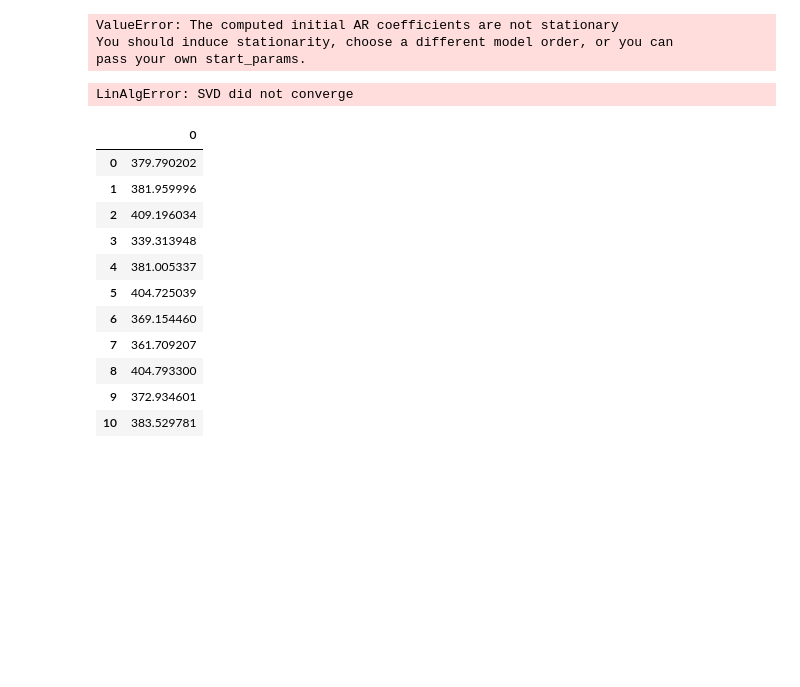
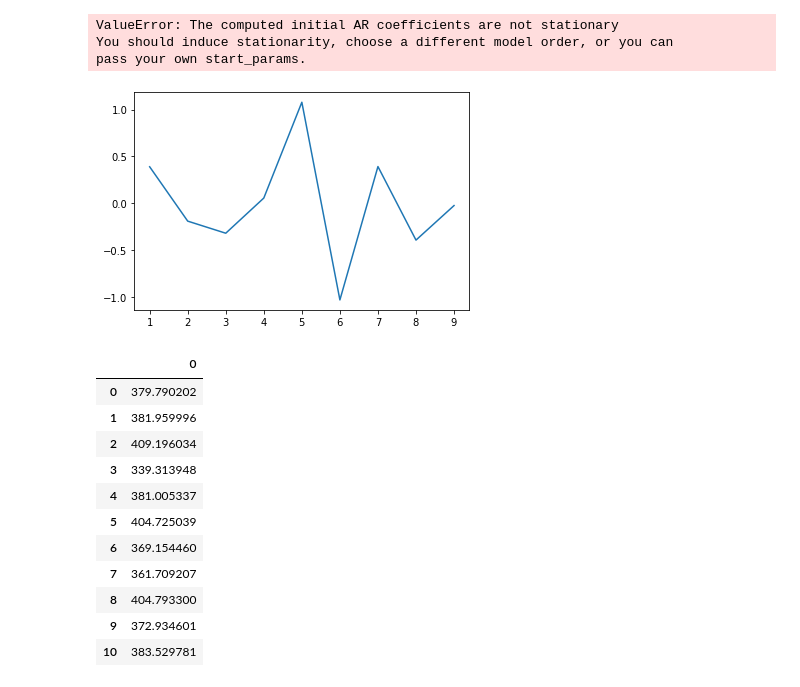
Before and after one commit to ERAUMECR/T_S_Analysis, a Jupyter notebook: Mondays_17_18_19.ipynb, the cells around one changed output. Saved outputs shown, nothing was run; the diff lists cells and outputs as text; code cells hidden in the pictures; blank space fills up the shorter version.

```diff
--- a/Mondays_17_18_19.ipynb
+++ b/Mondays_17_18_19.ipynb
@@ -176,17 +176,13 @@ for i in range(24):
 ValueError: The computed initial AR coefficients are not stationary
 You should induce stationarity, choose a different model order, or you can
 pass your own start_params.
-# %%
-mod = ARMA(data[0], order=(4,0))
-res = mod.fit()
-
-mod2 = ARMA(data[0], order=(5,0))
-res2 = mod2.fit()
-mod3 = ARMA(data[0], order=(6,0))
-res3 = mod3.fit()
-print(str(res3.bic) + " " + str(res2.bic) + " " + str(res.bic))
-# %% [output]
-LinAlgError: SVD did not converge
+# %%
+data_log = np.log(data_20[10])
+data_log = data_log.diff()
+data_log.plot()
+plt.show()
+# %% [output]
+[figure, added]
 # %%
 data_20 = data_20.dropna()
 
```
